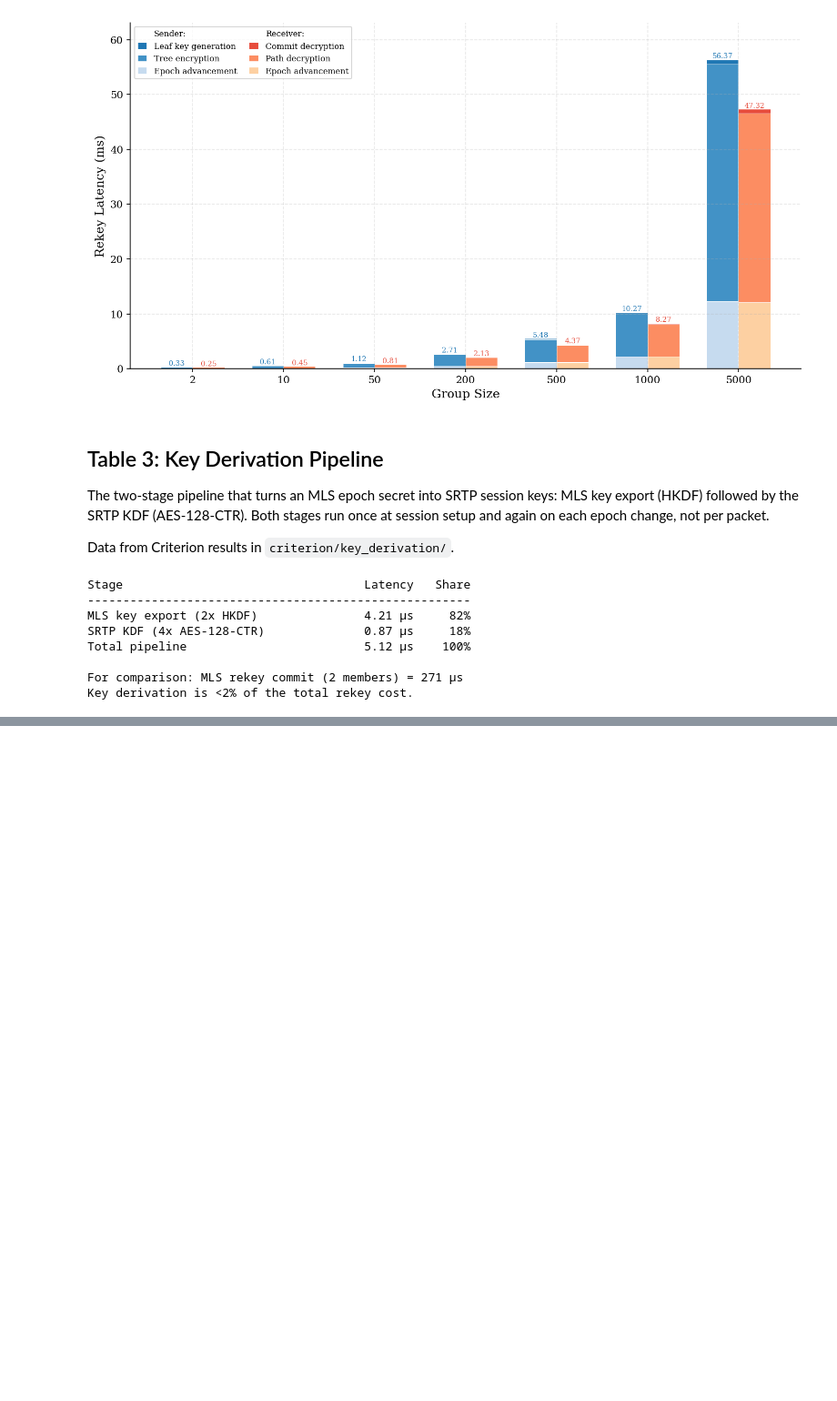
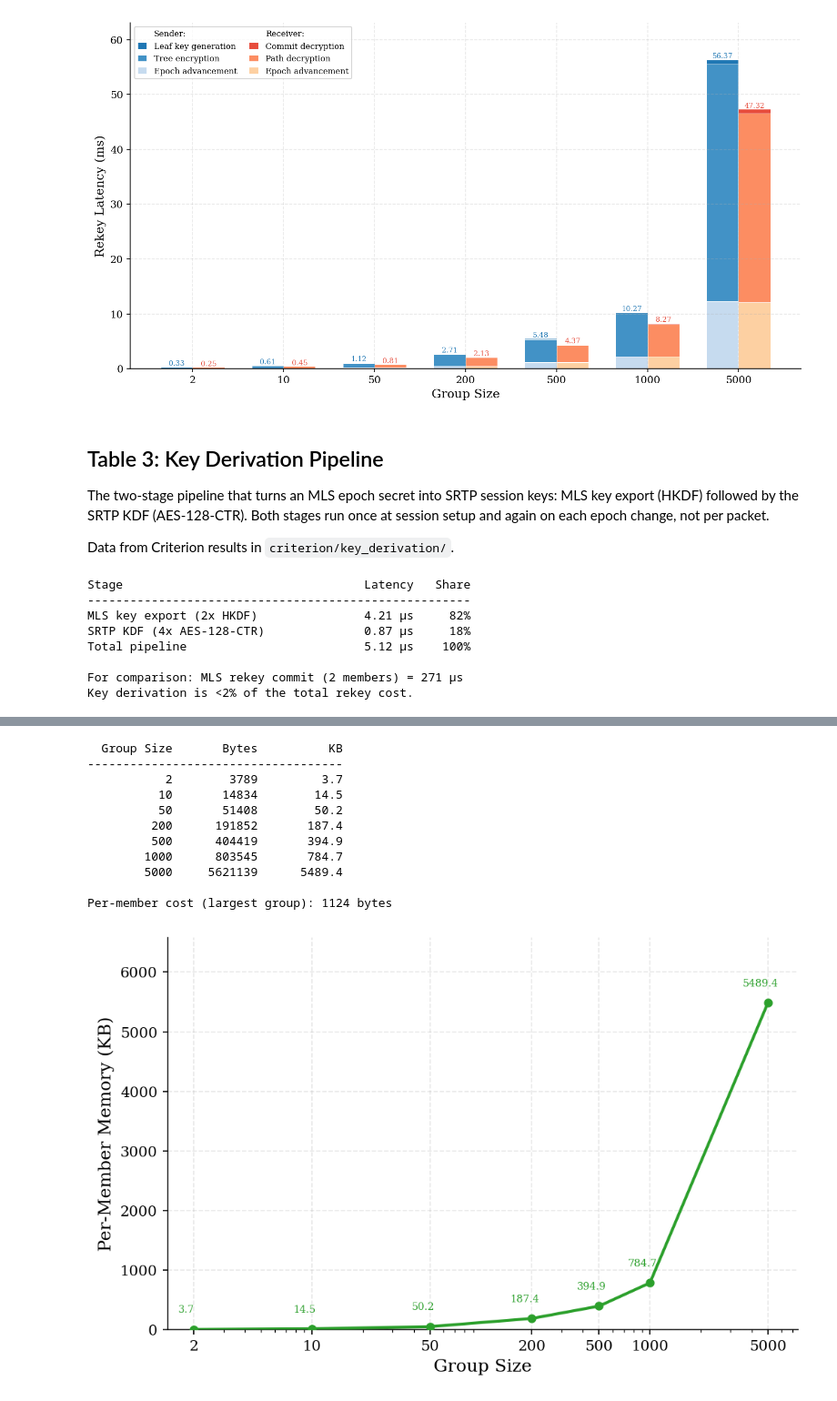
Before and after one commit to spring-epfl/SafeCast, a Jupyter notebook: figures_from_benches.ipynb, the cells around one changed output, grey strips where cells are left out. Shown at 91% size. Saved outputs shown, nothing was run; the diff lists cells and outputs as text; code cells hidden in the pictures; blank space fills up the shorter version.

Commit message:
plotting the MLS memory measurements

```diff
--- a/figures_from_benches.ipynb
+++ b/figures_from_benches.ipynb
@@ -1030,0 +1053,63 @@ Key derivation is <2% of the total rekey cost.
+# %%
+# --- Figure 7: Per-member memory usage of MLS group state ---
+
+MEMORY_USAGE_PATH = Path('crates/mls-srtp-core/benches/results/memory_usage.json')
+
+with open(MEMORY_USAGE_PATH) as f:
+    mem_data = json.load(f)
+
+# extracting group sizes and memory usage
+mem_sizes = np.array([d['group_size'] for d in mem_data])
+mem_bytes = np.array([d['bytes'] for d in mem_data])
+
+# converting to KB
+mem_kb = mem_bytes / 1024.0
+
+# printing table
+print(f'{"Group Size":>12s}  {"Bytes":>10s}  {"KB":>10s}')
+print('-' * 36)
+for i in range(len(mem_sizes)):
+    print(f'{mem_sizes[i]:>12d}  {mem_bytes[i]:>10d}  {mem_kb[i]:>10.1f}')
+
+# per-member cost
+print(f'\nPer-member cost (largest group): {mem_bytes[-1] / mem_sizes[-1]:.0f} bytes')
+
+# plotting
+fig, ax = plt.subplots(figsize=(7, 4.5))
+
+ax.plot(mem_sizes, mem_kb, 'o-', color='#2ca02c', linewidth=2, markersize=5, zorder=5)
+
+# value labels on each point
+for i in range(len(mem_sizes)):
+    ax.annotate(f'{mem_kb[i]:.1f}', (mem_sizes[i], mem_kb[i]),
+                textcoords='offset points', xytext=(-5, 10),
+                fontsize=7, ha='center', va='bottom', color='#2ca02c')
+
+ax.set_xscale('log')
+ax.set_xlabel('Group Size')
+ax.set_ylabel('Per-Member Memory (KB)')
+
+ax.set_xticks(mem_sizes)
+ax.set_xticklabels([str(s) for s in mem_sizes])
+ax.xaxis.set_minor_formatter(ticker.NullFormatter())
+
+ax.set_ylim(0, max(mem_kb) * 1.2)
+ax.set_xlim(mem_sizes[0] * 0.7, mem_sizes[-1] * 1.5)
+
+plt.tight_layout()
+plt.savefig(FIGURES_DIR / 'fig7_memory_usage.pdf')
+plt.savefig(FIGURES_DIR / 'fig7_memory_usage.png')
+plt.show()
+# %% [output]
+  Group Size       Bytes          KB
+------------------------------------
+           2        3789         3.7
+          10       14834        14.5
+          50       51408        50.2
+         200      191852       187.4
+         500      404419       394.9
+        1000      803545       784.7
+        5000     5621139      5489.4
+
+Per-member cost (largest group): 1124 bytes
+[figure, added]
```
Also changed, not shown: parts of 1 cell of this notebook.
